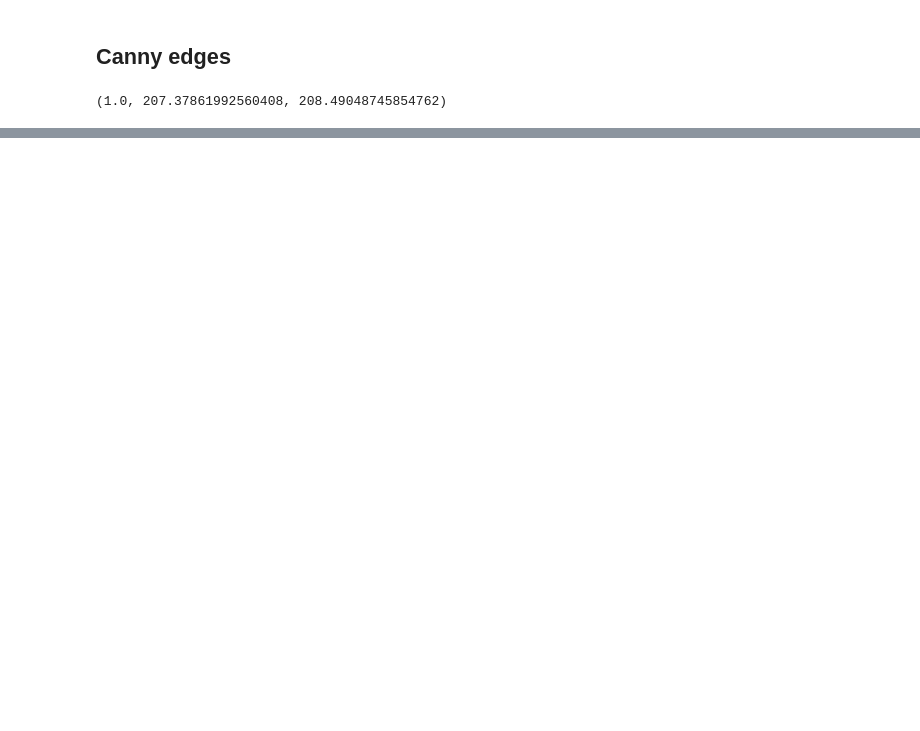
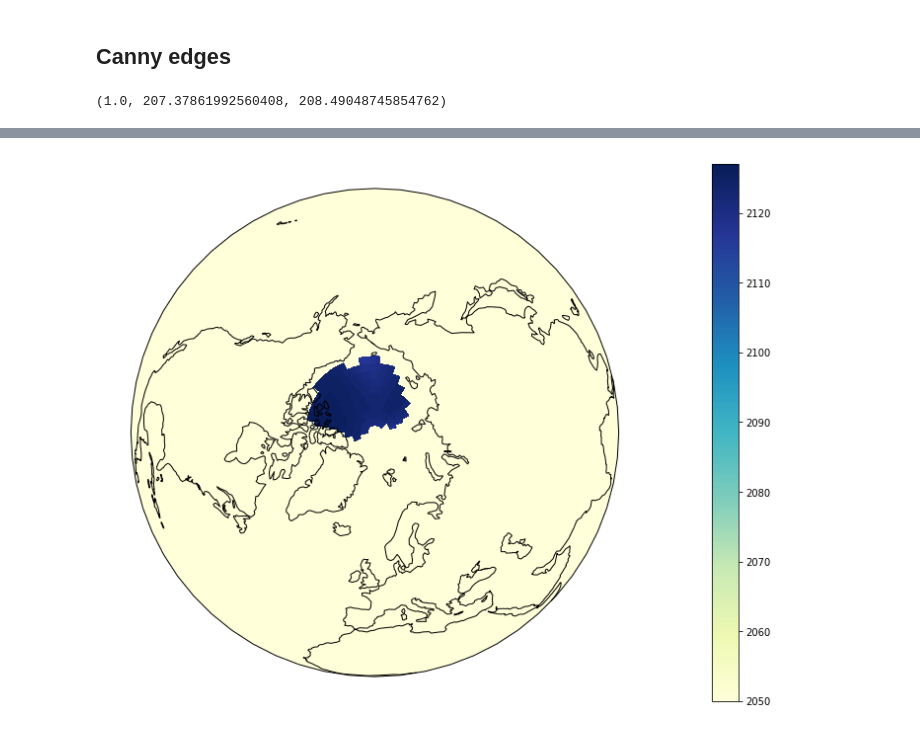
Before and after one commit to abrupt-climate/notebooks, a Jupyter notebook: Temperature.ipynb, the cells around one changed output, grey strips where cells are left out. Drawn from its saved outputs; the diff is of its cells as text; code cells hidden in the pictures; blank space fills up the shorter version.

```diff
--- a/Temperature.ipynb
+++ b/Temperature.ipynb
@@ -214,3 +238,3 @@ plot_image(np.sqrt(m.sum(axis=0)))
 # %%
-plot_image((np.indices(m.shape)[0]*m).max(axis=0))
+plot_orthographic_np(lats, lons, 2006+(np.indices(m.shape)[0]*m).max(axis=0),  cmap='YlGnBu', vmin=2050)
 # %% [output]
@@ -217,0 +241 @@ plot_image((np.indices(m.shape)[0]*m).max(axis=0))
+[figure, added]
```
Also changed, not shown: parts of 25 cells of this notebook, 1 other file.
